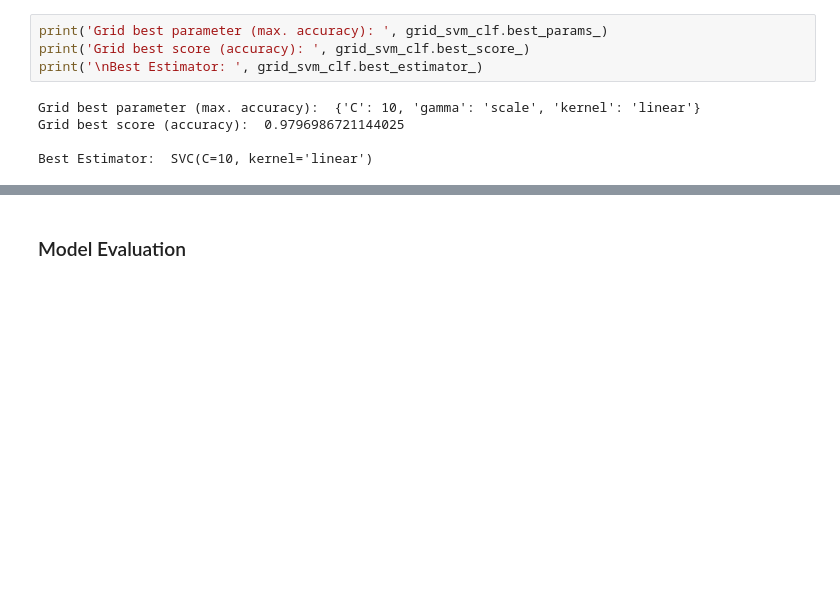
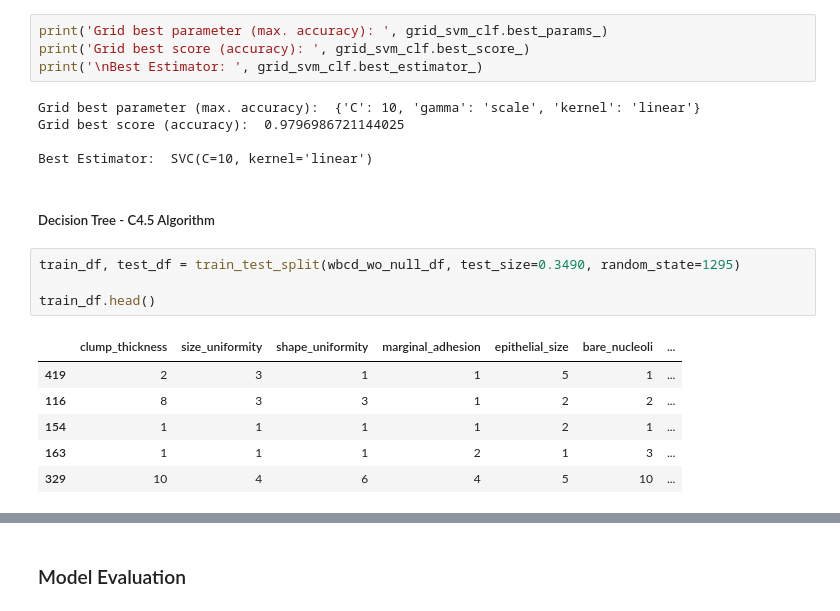
Before and after one commit to Chilthalanka/breast-cancer-diagnosis-using-machine-learning, a Jupyter notebook: WBCD_Prediction.ipynb, the cells around one changed output, grey strips where cells are left out. Cells and saved outputs as stored; diff of their text form; blank space fills up the shorter version.

Commit message:
Develop Decision Tree model based on C4.5 algorithm

```diff
--- a/WBCD_Prediction.ipynb
+++ b/WBCD_Prediction.ipynb
@@ -393,3 +394,16 @@ Grid best parameter (max. accuracy):  {'C': 10, 'gamma': 'scale', 'kernel': 'lin
 Grid best score (accuracy):  0.9796986721144025
 
 Best Estimator:  SVC(C=10, kernel='linear')
+# %% [markdown]
+##### Decision Tree - C4.5 Algorithm
+# %%
+train_df, test_df = train_test_split(wbcd_wo_null_df, test_size=0.3490, random_state=1295)
+
+train_df.head()
+# %% [output]
+|  | clump_thickness | size_uniformity | shape_uniformity | marginal_adhesion | epithelial_size | bare_nucleoli | ... |
+| 419 | 2 | 3 | 1 | 1 | 5 | 1 | ... |
+| 116 | 8 | 3 | 3 | 1 | 2 | 2 | ... |
+| 154 | 1 | 1 | 1 | 1 | 2 | 1 | ... |
+| 163 | 1 | 1 | 1 | 2 | 1 | 3 | ... |
+| 329 | 10 | 4 | 6 | 4 | 5 | 10 | ... |
```
Also changed, not shown: parts of 11 cells of this notebook.
